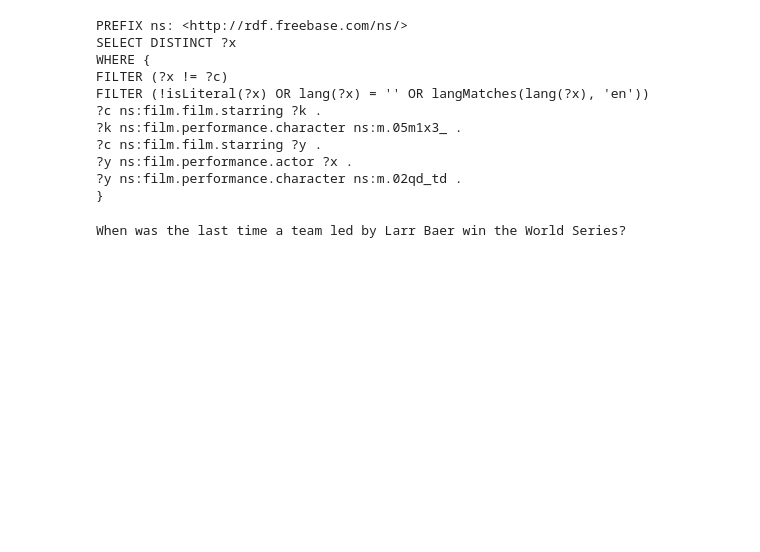
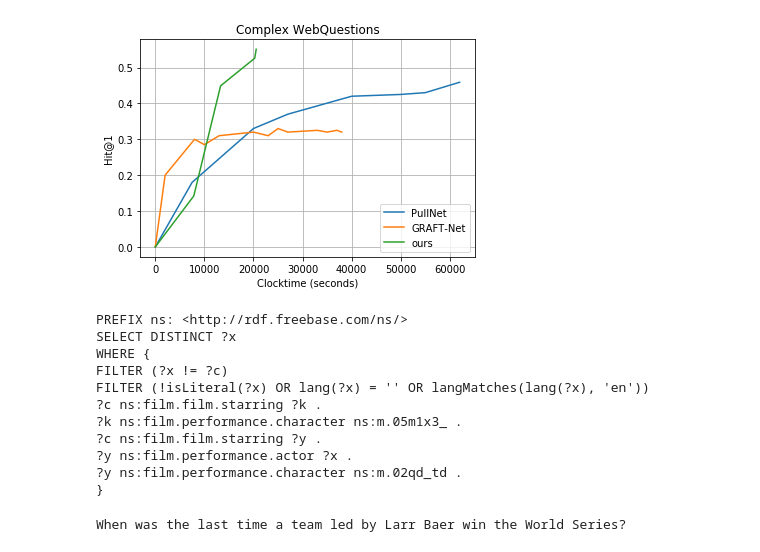
Before and after one commit to hxssgaa/GraftNet, a Jupyter notebook: complexwebq_pathfinder.ipynb, the cells around one changed output. Saved outputs shown, nothing was run; the diff lists cells and outputs as text; code cells hidden in the pictures; blank space fills up the shorter version.

```diff
--- a/complexwebq_pathfinder.ipynb
+++ b/complexwebq_pathfinder.ipynb
@@ -32,6 +34,26 @@ num_hop = 1
 train_data = load_json(cfg['data_folder'] + 'complex_train_processed.json')
 dev_data = load_json(cfg['data_folder'] + 'complex_dev_processed.json')
 test_data = load_json(cfg['data_folder'] + 'complex_test_processed.json')
+# %%
+
+x1 = [0, 7500, 20000, 27000, 40000, 50000, 55000, 62000]
+y1 = [0, 0.18, 0.33, 0.37, 0.42, 0.425, 0.43, 0.459]
+x2 = [0, 2000, 8000, 10000, 13000, 20000, 23000, 25000, 27000, 33000, 35000, 37000, 38000]
+y2 = [0, 0.2, 0.3, 0.285, 0.31, 0.32, 0.31, 0.33, 0.32, 0.325, 0.32, 0.325, 0.32]
+x3 = [0, 7840, 13300, 20256, 20256 + 300]
+y3 = [0, 0.142, 0.449, 0.526, 0.551]
+
+plt.plot(x1, y1, label='PullNet')
+plt.plot(x2, y2, label='GRAFT-Net')
+plt.plot(x3, y3, label='ours')
+plt.title('Complex WebQuestions')
+plt.xlabel('Clocktime (seconds)')
+plt.ylabel('Hit@1')
+plt.legend()
+plt.grid('-')
+plt.savefig('efficency.png', dpi=300)
+# %% [output]
+[figure, added]
 # %%
 print(test_data[54]['sparql'])
 # %% [output]
```
Also changed, not shown: parts of 1 cell of this notebook.
